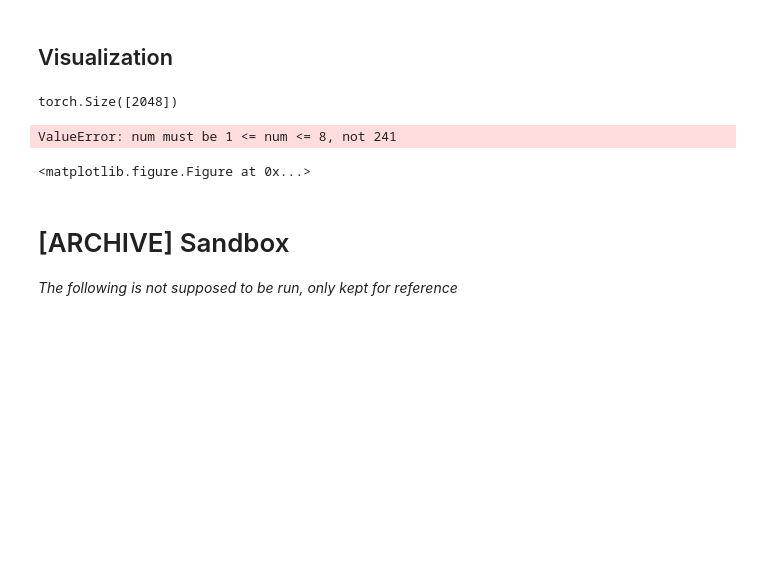
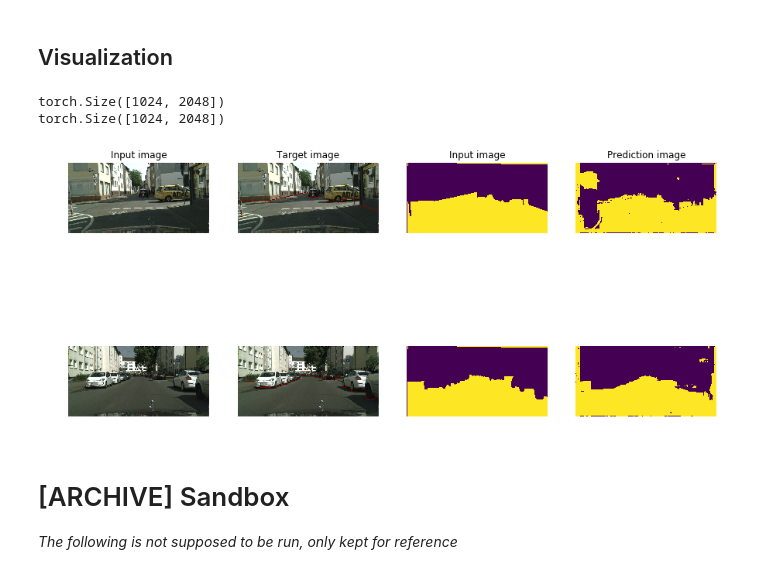
Before and after one commit to Zhuyue0324/dlcv1718, a Jupyter notebook: DL4CV_project.ipynb, the cells around one changed output. Cells and saved outputs as stored; diff of their text form; code cells hidden in the pictures; blank space fills up the shorter version.

```diff
--- a/DL4CV_project.ipynb
+++ b/DL4CV_project.ipynb
@@ -303,14 +302,14 @@ OFFSET = SLICE_WIDTH - 2 * STRIDE
 for i in range (NB_SAMPLE_IMGS):
     x,y=DATA_VAL[i]
     inputs = x.unsqueeze(0)
-    outputs = inputs[:,0,:,:].clone()
+    outputs = inputs[:,0:2,:,:].clone()
 
     labels_masked = reduce(labels.numpy(), ROAD_LABELS)
     labels = torch.from_numpy(labels_masked)
-    for i in range (NUM_SLICES): #added
+    for j in range (NUM_SLICES): #added
 
-            inputs_temp = inputs[:, :, :, i*STRIDE : i*STRIDE + SLICE_WIDTH]   ### added
-            labels_temp = labels[:, :, i*STRIDE : i*STRIDE + SLICE_WIDTH]   ### added
+            inputs_temp = inputs[:, :, :, j*STRIDE : j*STRIDE + SLICE_WIDTH]   ### added
+            labels_temp = labels[:, :, j*STRIDE : j*STRIDE + SLICE_WIDTH]   ### added
 
             if USE_GPU:
                 inputs_temp = inputs_temp.cuda()    #changed
@@ -319,8 +318,8 @@ for i in range (NB_SAMPLE_IMGS):
             inputs_temp, labels_temp = Variable(inputs_temp), Variable(labels_temp) #changed
             #print(outputs[:, :, :, i*STRIDE+OFFSET : (i+1)*STRIDE+OFFSET].shape)
             #print(NET(inputs_temp).data[:, :, :, OFFSET : STRIDE+OFFSET].shape)
-            outputs[:, :, i*STRIDE+OFFSET : (i+1)*STRIDE+OFFSET]=\
-            NET(inputs_temp).data[:, 0, :, OFFSET : STRIDE+OFFSET]
+            outputs[:, :, :, j*STRIDE+OFFSET : (j+1)*STRIDE+OFFSET]=\
+            NET(inputs_temp).data[:, :, :, OFFSET : STRIDE+OFFSET]
     _, preds = torch.max(outputs, 1)
     pred = preds[0].cpu()
     print(pred.shape)
@@ -335,36 +334,40 @@ for i in range (NB_SAMPLE_IMGS):
     plt.imshow(img.transpose(1,2,0))
     if i == 0:
         plt.title("Input image")
 
 
     # target
     plt.subplot(NB_SAMPLE_IMGS, 4, i * 4 + 2)
     plt.axis('off')
     plt.imshow(lowest_non_road_color(img, target))
     if i == 0:
         plt.title("Target image")
     """ """
     # target reduced to 2 classes
     plt.subplot(NB_SAMPLE_IMGS, 4, i * 4 + 3)
     plt.axis('off')
     plt.imshow(reduce(target, ROAD_LABELS))
     if i == 0:
         plt.title("Input image")
 
     # pred
     plt.subplot(NB_SAMPLE_IMGS, 4, i * 4 + 4)
     plt.axis('off')
     plt.imshow((pred.numpy()))
     if i == 0:
         plt.title("Prediction image")
 
+    # save it ==> TODO debug
+    #IM = Image.fromarray(pred.numpy())
+    #IM.save("pred_"+str(i)+".jpeg")
+
 
 
 plt.show()
 # %% [output]
-torch.Size([2048])
+torch.Size([1024, 2048])
+torch.Size([1024, 2048])
-ValueError: num must be 1 <= num <= 8, not 241
-<matplotlib.figure.Figure at 0x...>
+[figure, added]
 # %% [markdown]
 # [ARCHIVE] Sandbox
 
```
Also changed, not shown: parts of 1 cell of this notebook, 1 other file.
